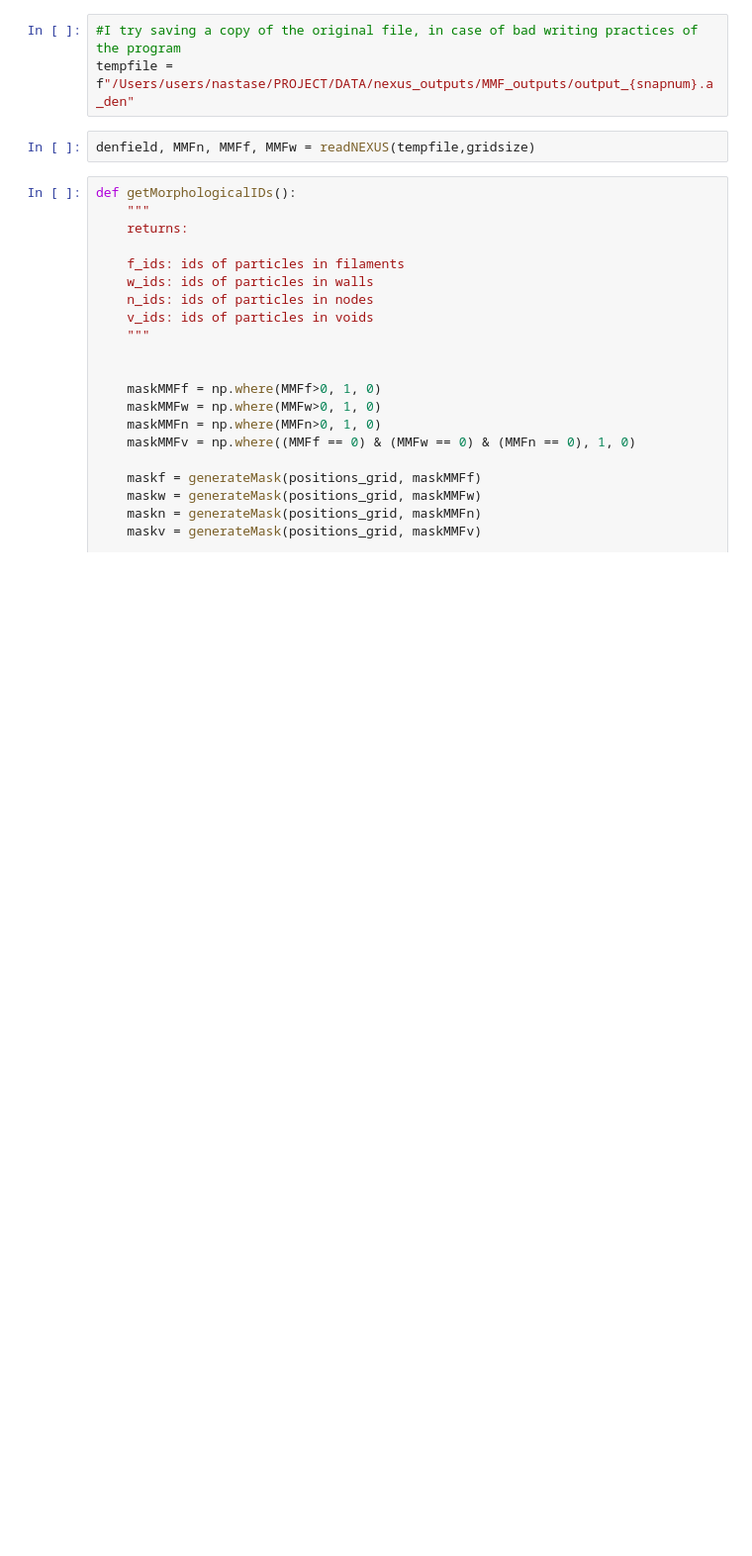
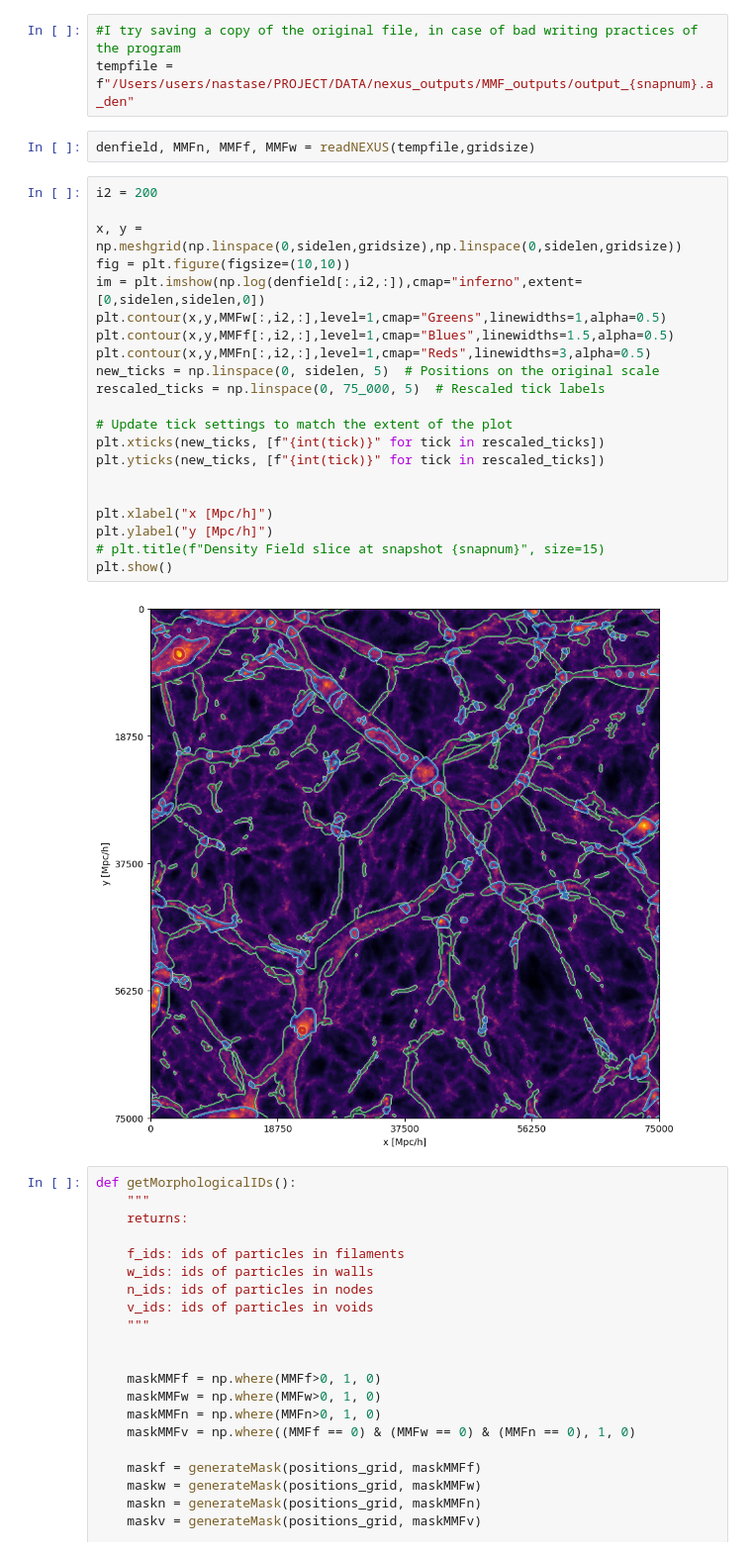
Before and after one commit to diodeamy/Thesis, a Jupyter notebook: code/get_morphological_IDs.ipynb, the cells around one changed output. Shown at 99% size. Cells and saved outputs as stored; diff of their text form; blank space fills up the shorter version.

```diff
--- a/code/get_morphological_IDs.ipynb
+++ b/code/get_morphological_IDs.ipynb
@@ -128,6 +128,29 @@ def generateMask(r, Nex):
 tempfile = f"/Users/users/nastase/PROJECT/DATA/nexus_outputs/MMF_outputs/output_{snapnum}.a_den"
 # %%
 denfield, MMFn, MMFf, MMFw = readNEXUS(tempfile,gridsize)
+# %%
+i2 = 200
+
+x, y = np.meshgrid(np.linspace(0,sidelen,gridsize),np.linspace(0,sidelen,gridsize))
+fig = plt.figure(figsize=(10,10))
+im = plt.imshow(np.log(denfield[:,i2,:]),cmap="inferno",extent=[0,sidelen,sidelen,0])
+plt.contour(x,y,MMFw[:,i2,:],level=1,cmap="Greens",linewidths=1,alpha=0.5)
+plt.contour(x,y,MMFf[:,i2,:],level=1,cmap="Blues",linewidths=1.5,alpha=0.5)
+plt.contour(x,y,MMFn[:,i2,:],level=1,cmap="Reds",linewidths=3,alpha=0.5)
+new_ticks = np.linspace(0, sidelen, 5)  # Positions on the original scale
+rescaled_ticks = np.linspace(0, 75_000, 5)  # Rescaled tick labels
+
+# Update tick settings to match the extent of the plot
+plt.xticks(new_ticks, [f"{int(tick)}" for tick in rescaled_ticks])
+plt.yticks(new_ticks, [f"{int(tick)}" for tick in rescaled_ticks])
+
+
+plt.xlabel("x [Mpc/h]")
+plt.ylabel("y [Mpc/h]")
+# plt.title(f"Density Field slice at snapshot {snapnum}", size=15)
+plt.show()
+# %% [output]
+[figure, added]
 # %%
 def getMorphologicalIDs():
     """
```
Also changed, not shown: parts of 1 cell of this notebook, 2 other files.
